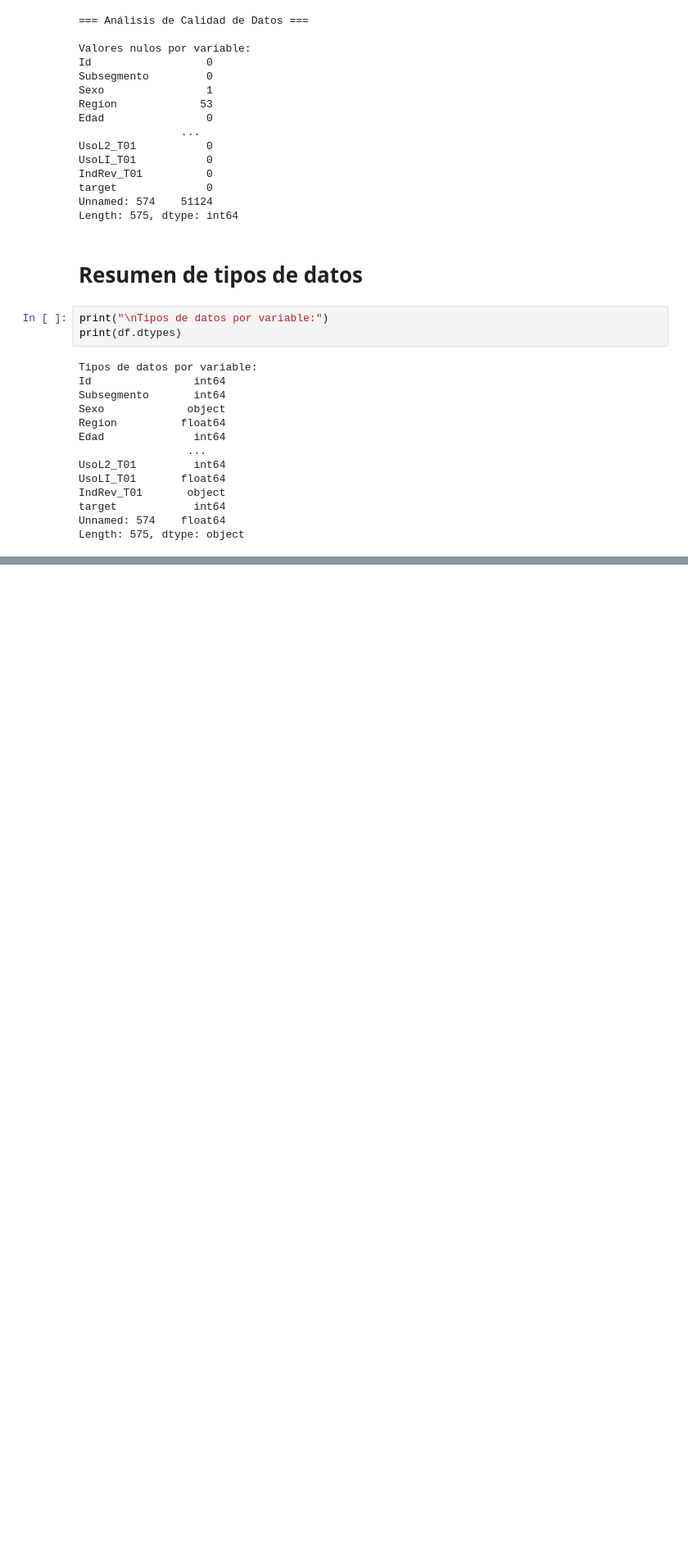
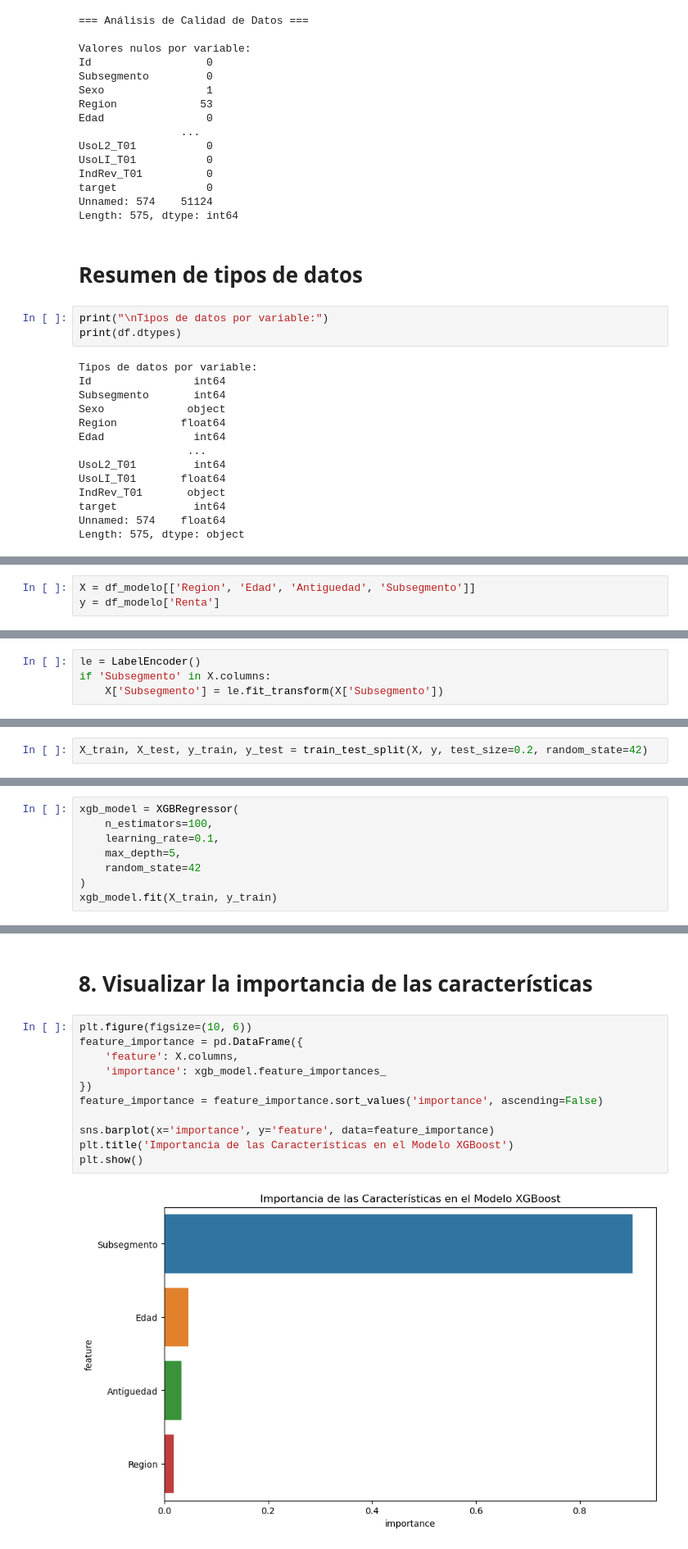
Before and after one commit to Perrogamer777/CasoBancoMonopoly-Dormammu, a Jupyter notebook: monopoly.ipynb, the cells around one changed output, grey strips where cells are left out. Shown at 82% size. Cells and saved outputs as stored; diff of their text form; blank space fills up the shorter version.

```diff
--- a/monopoly.ipynb
+++ b/monopoly.ipynb
@@ -326,0 +525,3 @@ Length: 575, dtype: object
+# %%
+X = df_modelo[['Region', 'Edad', 'Antiguedad', 'Subsegmento']]
+y = df_modelo['Renta']
@@ -326,0 +530,4 @@ Length: 575, dtype: object
+# %%
+le = LabelEncoder()
+if 'Subsegmento' in X.columns:
+    X['Subsegmento'] = le.fit_transform(X['Subsegmento'])
@@ -326,0 +542,2 @@ Length: 575, dtype: object
+# %%
+X_train, X_test, y_train, y_test = train_test_split(X, y, test_size=0.2, random_state=42)
@@ -326,0 +546,8 @@ Length: 575, dtype: object
+# %%
+xgb_model = XGBRegressor(
+    n_estimators=100,
+    learning_rate=0.1,
+    max_depth=5,
+    random_state=42
+)
+xgb_model.fit(X_train, y_train)
@@ -326,0 +591,15 @@ Length: 575, dtype: object
+# %% [markdown]
+# 8. Visualizar la importancia de las características
+# %%
+plt.figure(figsize=(10, 6))
+feature_importance = pd.DataFrame({
+    'feature': X.columns,
+    'importance': xgb_model.feature_importances_
+})
+feature_importance = feature_importance.sort_values('importance', ascending=False)
+
+sns.barplot(x='importance', y='feature', data=feature_importance)
+plt.title('Importancia de las Características en el Modelo XGBoost')
+plt.show()
+# %% [output]
+[figure, added]
```
Also changed, not shown: parts of 137 cells of this notebook, 5 other files.
